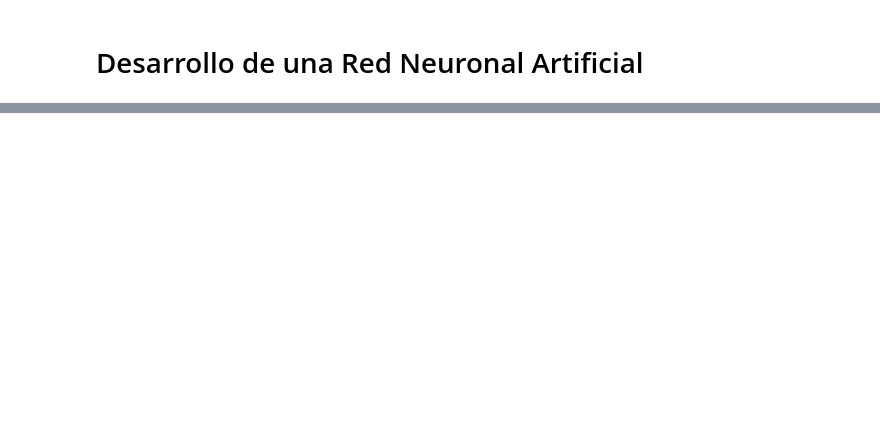
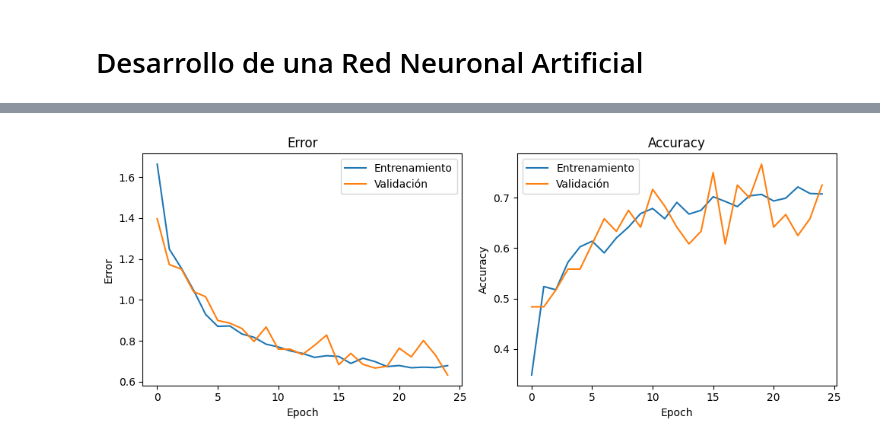
Before and after one commit to simonfredes/IA-Machine-Learning, a Jupyter notebook: Template.ipynb, the cells around one changed output, grey strips where cells are left out. Cells and saved outputs as stored; diff of their text form; code cells hidden in the pictures; blank space fills up the shorter version.

```diff
--- a/Template.ipynb
+++ b/Template.ipynb
@@ -291,0 +391,8 @@ Datos de test:
+# %%
+# Configuración de parámetros
+eps = 25  # Número de épocas
+bs = 64   # Tamaño del lote
+
+# Un tamaño de lote más pequeño puede acelerar el entrenamiento, pero valores muy pequeños pueden resultar en una estimación menos estable de los gradientes.
+# Entrenar la RNA
+history = model.fit(X_train_scl, y_train, batch_size=bs, epochs=eps, validation_data=(X_val_scl, y_val))
@@ -291,0 +417,23 @@ Datos de test:
+# %%
+fig, (ax1, ax2) = plt.subplots(1, 2, figsize=(10, 4))
+
+# Error
+ax1.plot(history.history['loss'], label='Entrenamiento')
+ax1.plot(history.history['val_loss'], label='Validación')
+ax1.set_title('Error')
+ax1.set_xlabel('Epoch')
+ax1.set_ylabel('Error')
+ax1.legend()
+
+# Accuracy
+ax2.plot(history.history['accuracy'], label='Entrenamiento')
+ax2.plot(history.history['val_accuracy'], label='Validación')
+ax2.set_title('Accuracy')
+ax2.set_xlabel('Epoch')
+ax2.set_ylabel('Accuracy')
+ax2.legend()
+
+plt.tight_layout()
+plt.show()
+# %% [output]
+[figure, added]
```
Also changed, not shown: parts of 6 cells of this notebook, 1 other file.
